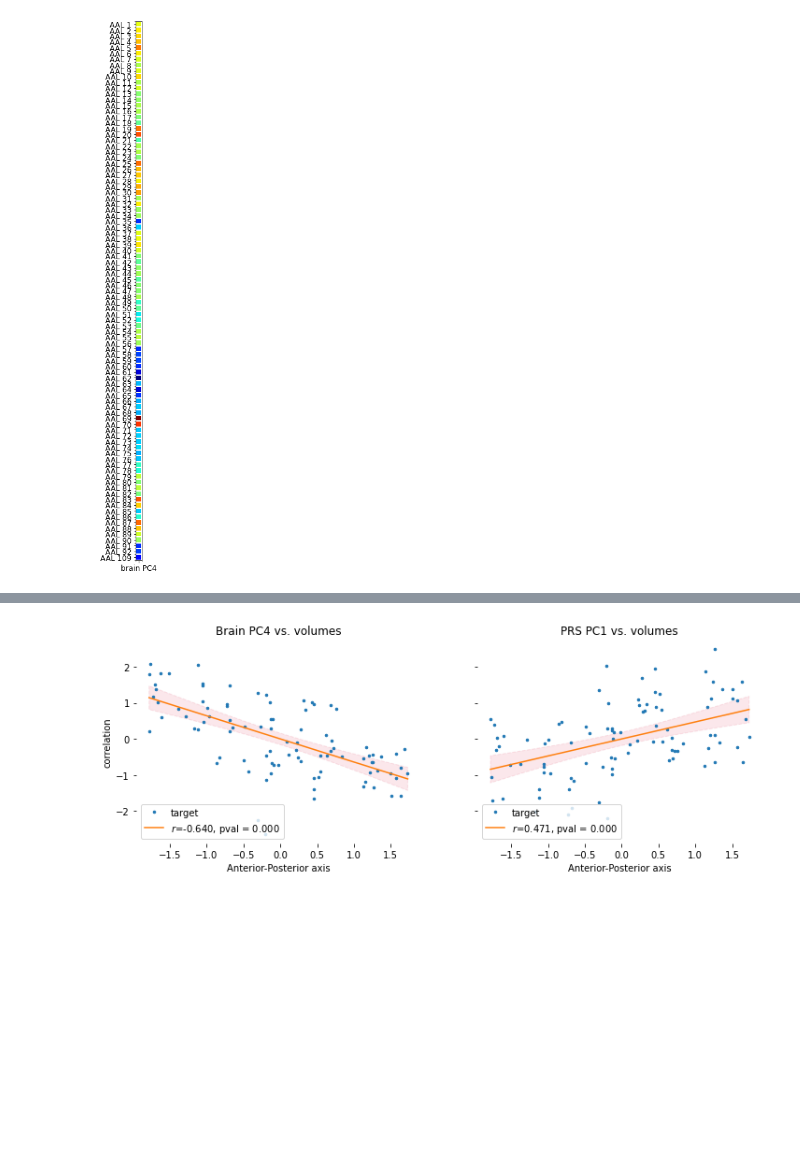
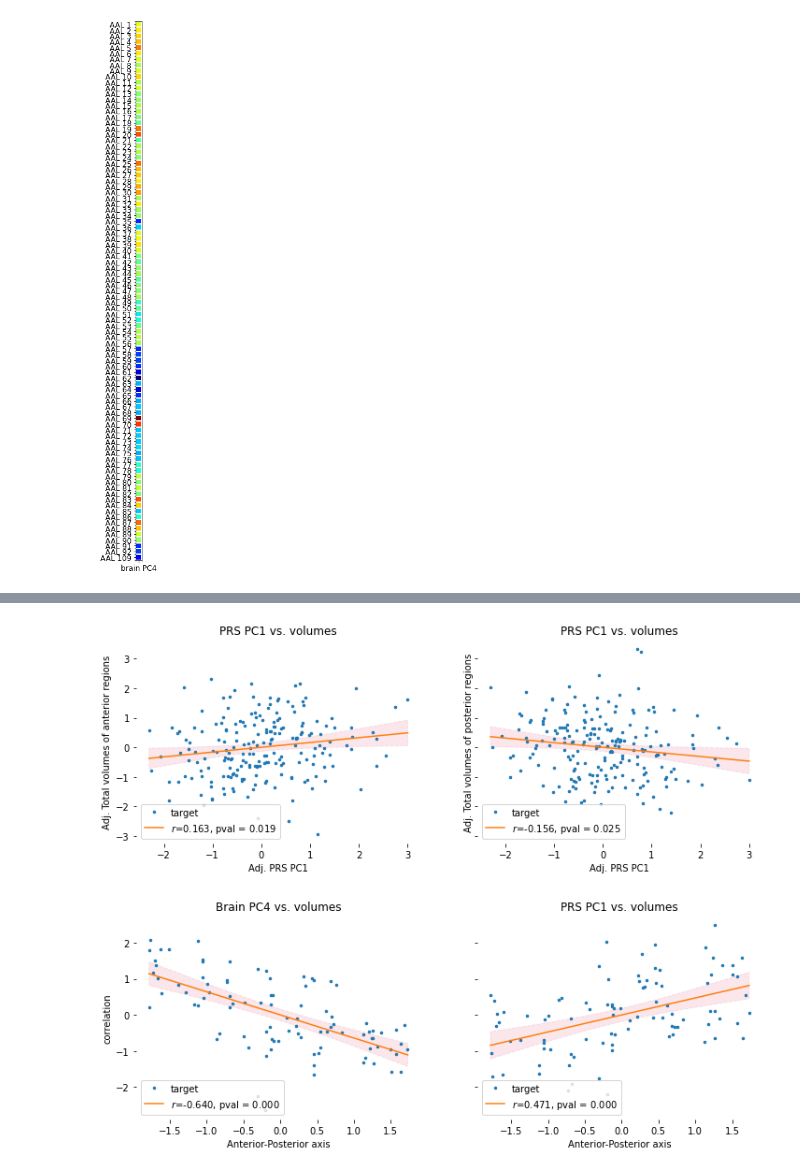
Before and after one commit to lehai-ml/dHCP_genetics, a Jupyter notebook: notebook_results/asd/2_1_ASD_dHCP_volumetric_dataset.ipynb, the cells around one changed output, grey strips where cells are left out. Cells and saved outputs as stored; diff of their text form; code cells hidden in the pictures; blank space fills up the shorter version.

```diff
--- a/notebook_results/asd/2_1_ASD_dHCP_volumetric_dataset.ipynb
+++ b/notebook_results/asd/2_1_ASD_dHCP_volumetric_dataset.ipynb
@@ -368,3 +401,27 @@ array([[ 0.10482448,  1.09002828, -1.79189185, -0.70362688],
+# %%
+fig,ax = plt.subplots(1,2,figsize=(12,4),sharey=True)
+visualisation.simple_plots.plot_Linear_Reg(y='Anterior_volumes',
+                              x='PRS_pca',
+                              data=df,
+                              adjust_covar={'x':ancestry,
+                                           'y':['Gender','GA_vol','PMA_vol','17 TOTAL BRAIN TISSUE VOLUME (mm3)']},
+                              markersize=5,ax=ax[0],legend_loc='inside',
+                             ylabel='Total volumes of anterior regions',
+                              xlabel='PRS PC1',
+                             title='PRS PC1 vs. volumes')
+visualisation.simple_plots.plot_Linear_Reg(y='Posterior_volumes',
+                              x='PRS_pca',
+                              data=df,
+                              adjust_covar={'x':ancestry,
+                                           'y':['Gender','GA_vol','PMA_vol','17 TOTAL BRAIN TISSUE VOLUME (mm3)']},
+                              markersize=5,ax=ax[1],legend_loc='inside',
+                             ylabel='Total volumes of posterior regions',
+                              xlabel='PRS PC1',
+                             title='PRS PC1 vs. volumes')
+sns.despine(bottom=True,left=True)
+# fig.savefig('./PCA_withbrainpos.png')
+# %% [output]
+[figure, added]
 # %%
 fig,ax = plt.subplots(1,2,figsize=(12,4),sharey=True)
 visualisation.plot_Linear_Reg(ROIs_coord.loc[0:92,'Y'],
```
Also changed, not shown: parts of 15 cells of this notebook.
